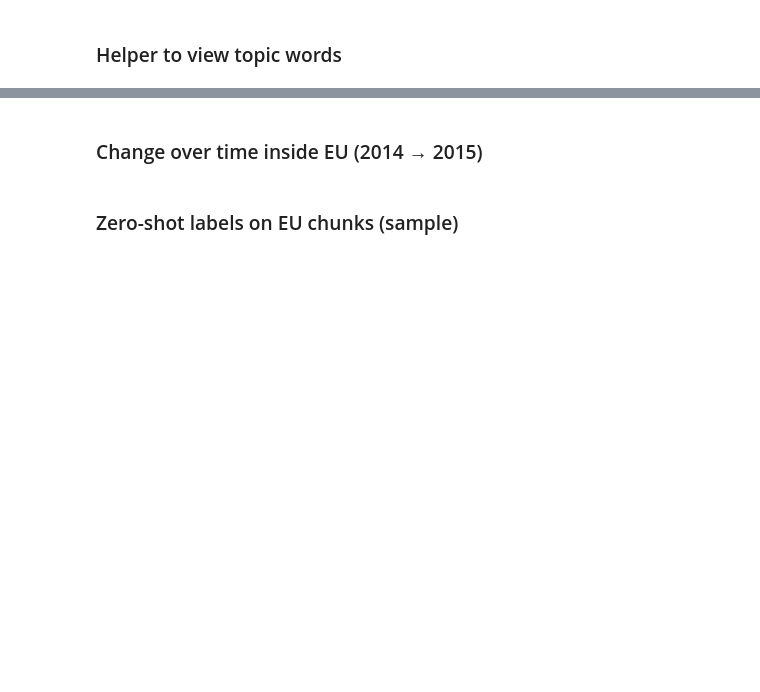
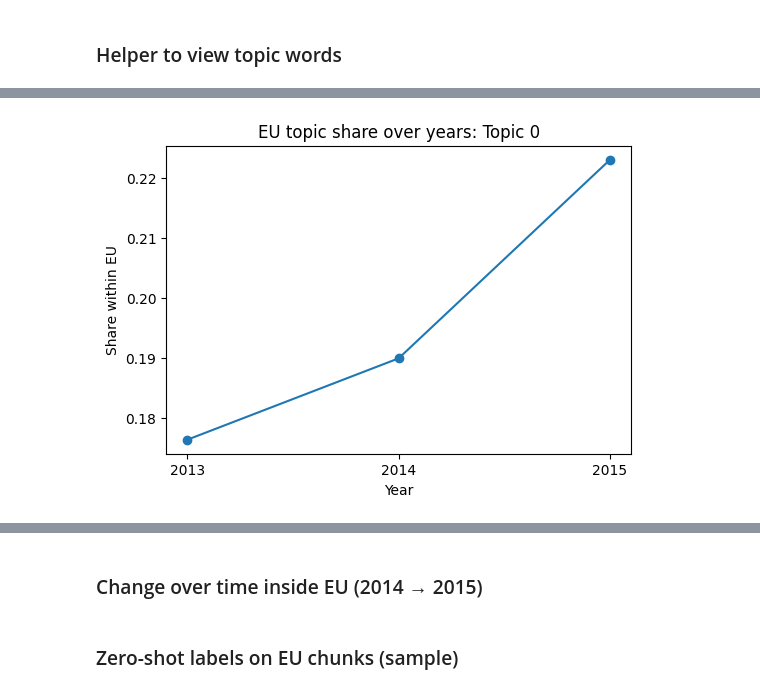
Before and after one commit to E-Zahra/Text-Mining-Project-US-EU-Diplomatic-Communications-2013-2015-, a Jupyter notebook: dataset /topicmodeling.ipynb, the cells around one changed output, grey strips where cells are left out. Saved outputs shown, nothing was run; the diff lists cells and outputs as text; code cells hidden in the pictures; blank space fills up the shorter version.

```diff
--- a/dataset /topicmodeling.ipynb
+++ b/dataset /topicmodeling.ipynb
@@ -379,0 +685,7 @@ compare.sort_values("delta_EU_minus_NonEU", ascending=False).head(15)
+# %%
+topic_labels = {}
+for tid in valid_topic_ids[:30]:
+
+    words = get_topic_words_clean(topic_model, tid, 5)
+    topic_labels[tid] = " / ".join(words[:2]) if len(words) >= 2 else f"Topic {tid}"
+df["topic_label_auto"] = df["topic"].map(topic_labels).fillna("outlier")
@@ -379,0 +734,20 @@ compare.sort_values("delta_EU_minus_NonEU", ascending=False).head(15)
+# %%
+def topic_share_by_year(subdf, label):
+    t = (subdf[subdf["topic"] != -1]
+         .groupby(["year","topic"]).size().reset_index(name="n"))
+    t["share"] = t["n"] / t.groupby("year")["n"].transform("sum")
+    t["group"] = label
+    return t
+
+eu_year = topic_share_by_year(df[df["is_eu"]], "EU")
+world_year = topic_share_by_year(df, "World")
+year_cmp = pd.concat([eu_year, world_year], ignore_index=True)
+
+# Show top changing topics from first year to last year inside EU
+pivot = eu_year.pivot_table(index="topic", columns="year", values="share", fill_value=0.0)
+years = sorted(pivot.columns.tolist())
+pivot["delta_first_to_last"] = pivot[years[-1]] - pivot[years[0]]
+out = pivot.sort_values("delta_first_to_last", ascending=False).head(15).copy()
+out["topic_name"] = out.index.map(topic_name)
+out["top_words"] = out.index.map(lambda t: ", ".join(topic_words_str(topic_model, int(t), 8)))
+out.reset_index().rename(columns={"index":"topic"})
@@ -379,0 +771,15 @@ compare.sort_values("delta_EU_minus_NonEU", ascending=False).head(15)
+# %%
+import matplotlib.pyplot as plt
+
+topic_to_plot = valid_topic_ids[0]  # choose one important topic
+tmp = eu_year[eu_year["topic"] == topic_to_plot].sort_values("year")
+
+plt.figure(figsize=(6,4))
+plt.plot(tmp["year"], tmp["share"], marker="o")
+plt.title(f"EU topic share over years: {topic_name(topic_to_plot)}")
+plt.xlabel("Year")
+plt.ylabel("Share within EU")
+plt.xticks(rotation=0)
+plt.show()
+# %% [output]
+[figure, added]
```
Also changed, not shown: parts of 64 cells of this notebook, 2 other files.
